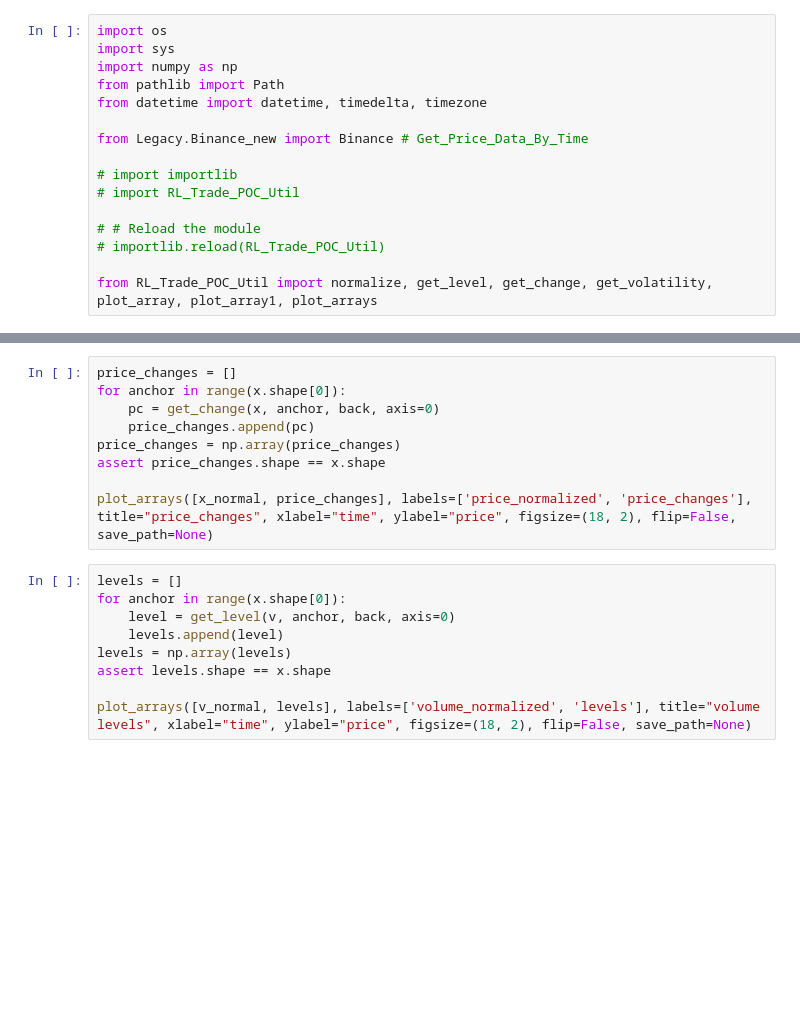
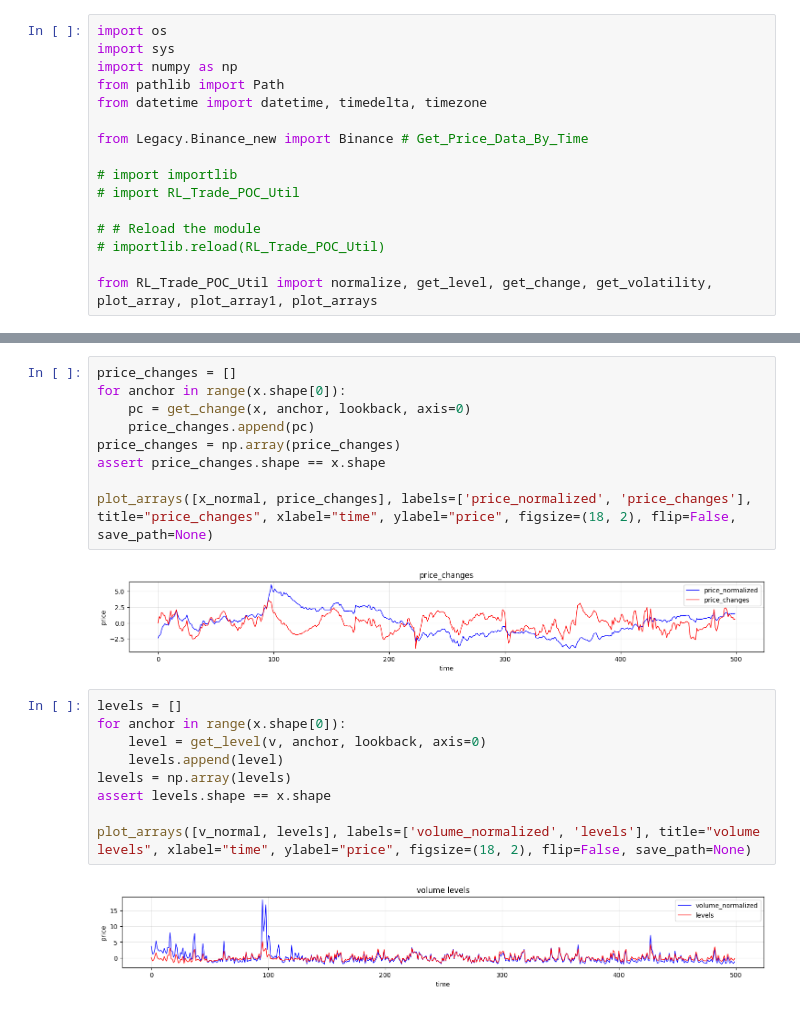
Before and after one commit to MachineLearningMike/Trade2026, a Jupyter notebook: modules/RL_Trade_POC.ipynb, the cells around one changed output, grey strips where cells are left out. Cells and saved outputs as stored; diff of their text form; blank space fills up the shorter version.

```diff
--- a/modules/RL_Trade_POC.ipynb
+++ b/modules/RL_Trade_POC.ipynb
@@ -56,21 +74,25 @@ plot_arrays([x_normal, levels], labels=['price_normalized', 'levels'], title="pr
 # %%
 price_changes = []
 for anchor in range(x.shape[0]):
-    pc = get_change(x, anchor, back, axis=0)
+    pc = get_change(x, anchor, lookback, axis=0)
     price_changes.append(pc)
 price_changes = np.array(price_changes)
 assert price_changes.shape == x.shape
 
 plot_arrays([x_normal, price_changes], labels=['price_normalized', 'price_changes'], title="price_changes", xlabel="time", ylabel="price", figsize=(18, 2), flip=False, save_path=None)
+# %% [output]
+[figure, added]
 # %%
 levels = []
 for anchor in range(x.shape[0]):
-    level = get_level(v, anchor, back, axis=0)
+    level = get_level(v, anchor, lookback, axis=0)
     levels.append(level)
 levels = np.array(levels)
 assert levels.shape == x.shape
 
 plot_arrays([v_normal, levels], labels=['volume_normalized', 'levels'], title="volume levels", xlabel="time", ylabel="price", figsize=(18, 2), flip=False, save_path=None)
+# %% [output]
+[figure, added]
 # %%
 volume_changes = []
 for anchor in range(v.shape[0]):
```
Also changed, not shown: parts of 14 cells of this notebook, 2 other files.
